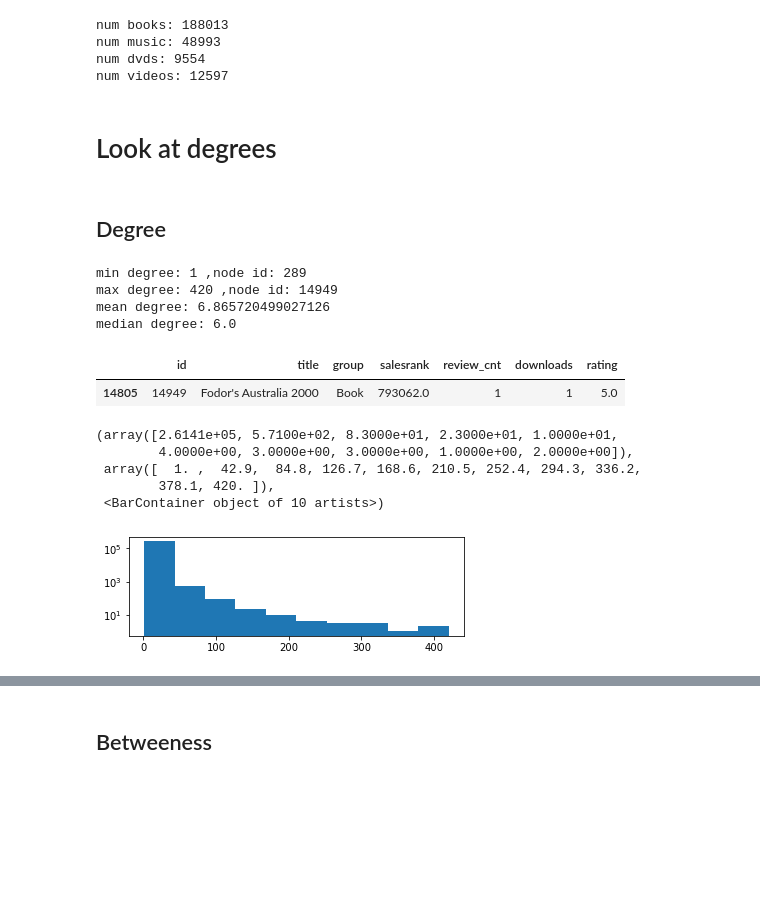
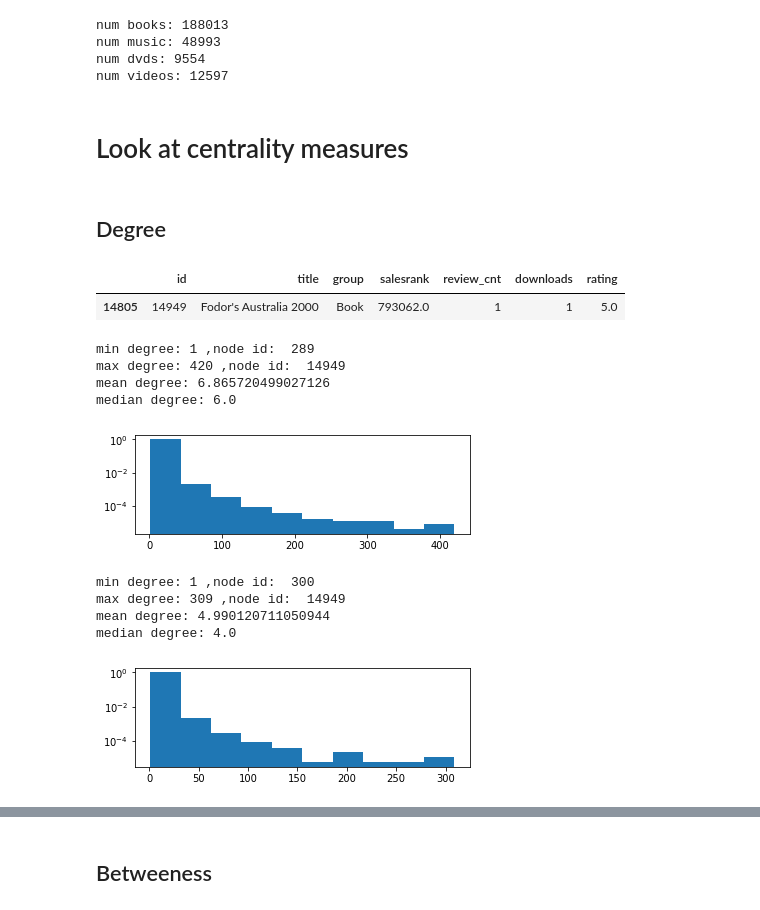
Before and after one commit to christinecho/Amazon-Copurchasing-Network, a Jupyter notebook: ORF387_Final_Project.ipynb, the cells around one changed output, grey strips where cells are left out. Drawn from its saved outputs; the diff is of its cells as text; code cells hidden in the pictures; blank space fills up the shorter version.

Commit message:
centrality stuff

```diff
--- a/ORF387_Final_Project.ipynb
+++ b/ORF387_Final_Project.ipynb
@@ -60,38 +43,43 @@ num music: 48993
 num dvds: 9554
 num videos: 12597
 # %% [markdown]
-# Look at degrees
+# Look at centrality measures
 # %% [markdown]
 ## Degree
 # %%
-nodes = [node for (node, val) in g.degree()]
-degrees = [val for (node, val) in g.degree()]
-d = np.array(degrees)
+def get_degree(g):
+    nodes = [node for (node, val) in g.degree()]
+    degrees = [val for (node, val) in g.degree()]
+    d = np.array(degrees)
 
-print("min degree:", min(d), ",node id:", nodes[np.argmin(d)]) # prob more than 1
-print("max degree:", max(d), ",node id:", nodes[np.argmax(d)])
-print("mean degree:", np.mean(d))
-print("median degree:", np.median(d))
+    print("min degree:", min(d), ",node id: ", nodes[np.argmin(d)]) # prob more than 1
+    print("max degree:", max(d), ",node id: ", nodes[np.argmax(d)])
+    print("mean degree:", np.mean(d))
+    print("median degree:", np.median(d))
+
+    fig = plt.figure()
+    ax = fig.add_subplot(2, 1, 1)
+    ax.set_yscale('log')
+    ax.hist(d, weights=np.ones(len(d)) / len(d))
-# %% [output]
-min degree: 1 ,node id: 289
-max degree: 420 ,node id: 14949
-mean degree: 6.865720499027126
-median degree: 6.0
 # %%
 max_centrality_prod = products[products['id'] == nodes[np.argmax(d)]]
 max_centrality_prod
 # %% [output]
 |  | id | title | group | salesrank | review_cnt | downloads | rating |
 | 14805 | 14949 | Fodor's Australia 2000 | Book | 793062.0 | 1 | 1 | 5.0 |
-# %%
-fig = plt.figure()
-ax = fig.add_subplot(2, 1, 1)
-ax.set_yscale('log')
-ax.hist(d)
-# %% [output]
-(array([2.6141e+05, 5.7100e+02, 8.3000e+01, 2.3000e+01, 1.0000e+01,
-        4.0000e+00, 3.0000e+00, 3.0000e+00, 1.0000e+00, 2.0000e+00]),
- array([  1. ,  42.9,  84.8, 126.7, 168.6, 210.5, 252.4, 294.3, 336.2,
-        378.1, 420. ]),
- <BarContainer object of 10 artists>)
-[figure, removed]
+# %%
+get_degree(g)
+# %% [output]
+min degree: 1 ,node id:  289
+max degree: 420 ,node id:  14949
+mean degree: 6.865720499027126
+median degree: 6.0
+[figure, added]
+# %%
+get_degree(g_books)
+# %% [output]
+min degree: 1 ,node id:  300
+max degree: 309 ,node id:  14949
+mean degree: 4.990120711050944
+median degree: 4.0
+[figure, added]
```
Also changed, not shown: parts of 10 cells of this notebook.
